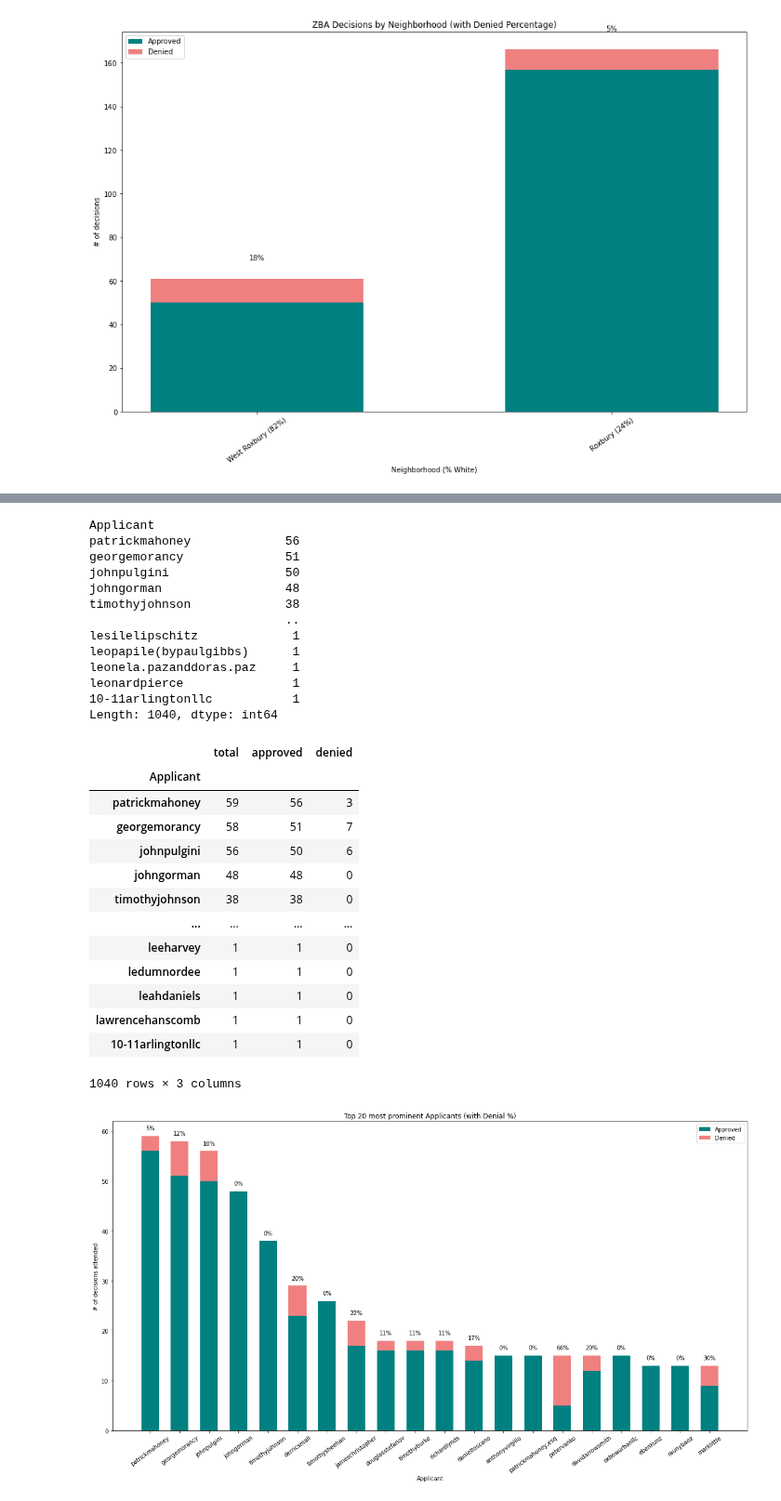
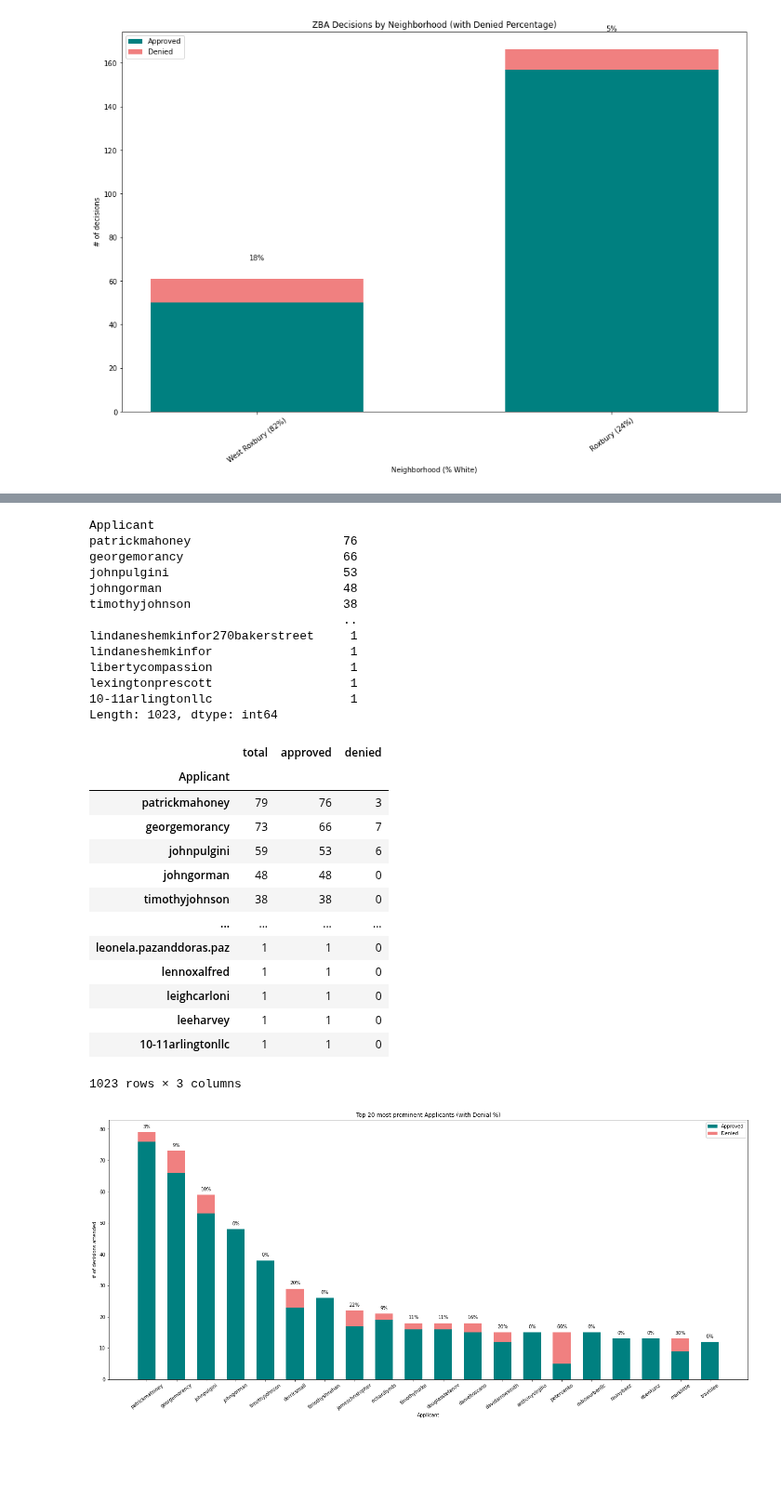
Before and after one commit to BU-Spark/CS506-Fall2020-Projects, a Jupyter notebook: bay_state_banner/deliverable_1/zba_analysis.ipynb, the cells around one changed output, grey strips where cells are left out. Shown at 93% size. Saved outputs shown, nothing was run; the diff lists cells and outputs as text; code cells hidden in the pictures; blank space fills up the shorter version.

Commit message:
MORE graphs

```diff
--- a/bay_state_banner/deliverable_1/zba_analysis.ipynb
+++ b/bay_state_banner/deliverable_1/zba_analysis.ipynb
@@ -285,6 +285,7 @@ def clean_names(row):
     name = str(name)
     name = name.replace(" ", "")
     name = name.replace("\n", "")
+    name = name.split(",")[0]
     name = name.lower()
     row['Applicant'] = name
     return row
@@ -311,18 +312,18 @@ grouped_apps_approved_stats = decisions_with_demos.progress_apply(clean_names, a
 grouped_apps_approved_stats
 # %% [output]
 Applicant
-patrickmahoney             56
-georgemorancy              51
-johnpulgini                50
-johngorman                 48
-timothyjohnson             38
-                           ..
-lesilelipschitz             1
-leopapile(bypaulgibbs)      1
-leonela.pazanddoras.paz     1
-leonardpierce               1
-10-11arlingtonllc           1
-Length: 1040, dtype: int64
+patrickmahoney                     76
+georgemorancy                      66
+johnpulgini                        53
+johngorman                         48
+timothyjohnson                     38
+                                   ..
+lindaneshemkinfor270bakerstreet     1
+lindaneshemkinfor                   1
+libertycompassion                   1
+lexingtonprescott                   1
+10-11arlingtonllc                   1
+Length: 1023, dtype: int64
 # %%
 merged = pd.DataFrame(grouped_apps_stats).merge(pd.DataFrame(grouped_apps_approved_stats), left_index=True, right_index=True)
 grouped_apps_all_stats = merged.rename(columns={'0_x': 'total', '0_y': 'approved'})
@@ -331,49 +332,49 @@ grouped_apps_all_stats
 # %% [output]
 |  | total | approved | denied |
 | Applicant |  |  |  |
-| patrickmahoney | 59 | 56 | 3 |
-| georgemorancy | 58 | 51 | 7 |
-| johnpulgini | 56 | 50 | 6 |
+| patrickmahoney | 79 | 76 | 3 |
+| georgemorancy | 73 | 66 | 7 |
+| johnpulgini | 59 | 53 | 6 |
 | johngorman | 48 | 48 | 0 |
 | timothyjohnson | 38 | 38 | 0 |
 | ... | ... | ... | ... |
+| leonela.pazanddoras.paz | 1 | 1 | 0 |
+| lennoxalfred | 1 | 1 | 0 |
+| leighcarloni | 1 | 1 | 0 |
 | leeharvey | 1 | 1 | 0 |
-| ledumnordee | 1 | 1 | 0 |
-| leahdaniels | 1 | 1 | 0 |
-| lawrencehanscomb | 1 | 1 | 0 |
 | 10-11arlingtonllc | 1 | 1 | 0 |
-1040 rows × 3 columns
+1023 rows × 3 columns
 # %%
 grouped_apps_all_stats = grouped_apps_all_stats[:20]
 apps_num_approved = grouped_apps_all_stats['approved'].values
 apps_num_denied = grouped_apps_all_stats['denied'].values
 
-plt.figure(figsize=[20,10])
+plt.figure(figsize=[24,10])
 plt.title("Top 20 most prominent Applicants (with Denial %)")
 plt.xlabel("Applicant")
 plt.ylabel("# of decisions attended")
 
 ind = np.arange(len(grouped_apps_all_stats))
 p1 = plt.bar(ind, apps_num_approved, width, label="Approved", color='teal')
 p2 = plt.bar(ind, apps_num_denied, width, bottom=apps_num_approved, label="Denied", color='lightcoral')
 
 plt.legend()
 xtix = grouped_apps_all_stats.index
 plt.xticks(ind, xtix, rotation=36)
 
 def autolabel(rects):
         """
         Attach a text label above each bar displaying its height
         """
         for i in range(len(rects)):
             rect = rects[i]
             height = rect.get_height()
             plt.text(rect.get_x() + rect.get_width()/2., grouped_apps_all_stats['total'][i] + 1,
                     '%d%%' % ((apps_num_denied[i] / (apps_num_denied[i] + apps_num_approved[i])) * 100),
                     ha='center', va='bottom')
 
 autolabel(p1)
 
 plt.show()
 # %% [output]
-[figure, old version]
+[figure, new version]
```
Also changed, not shown: parts of 3 cells of this notebook.
